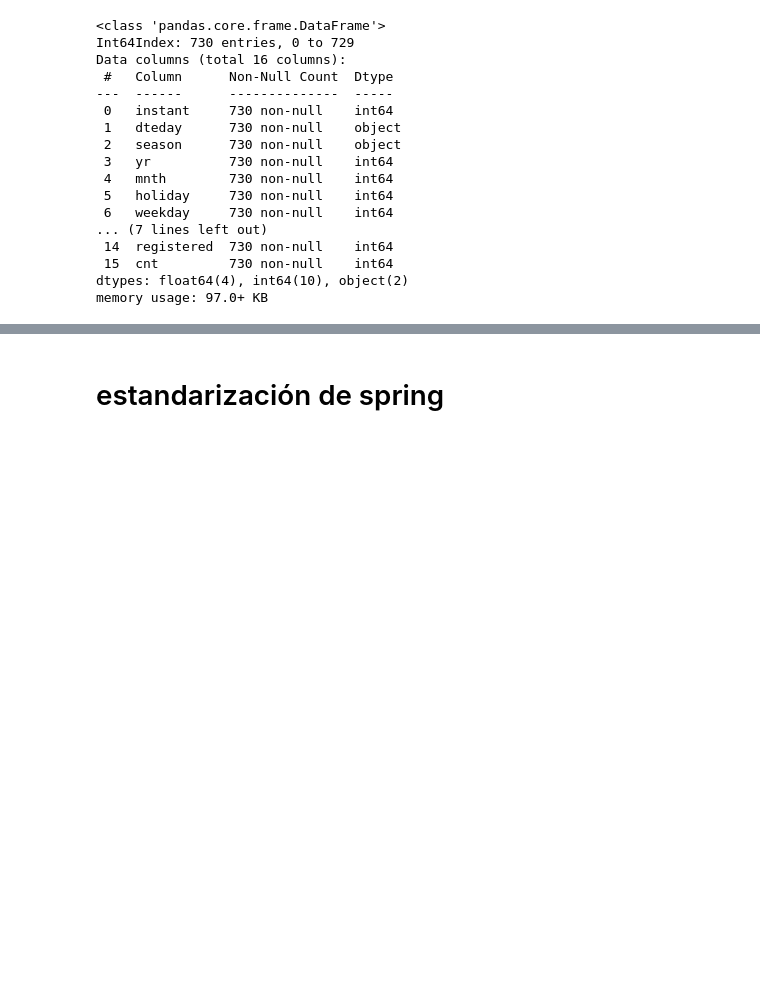
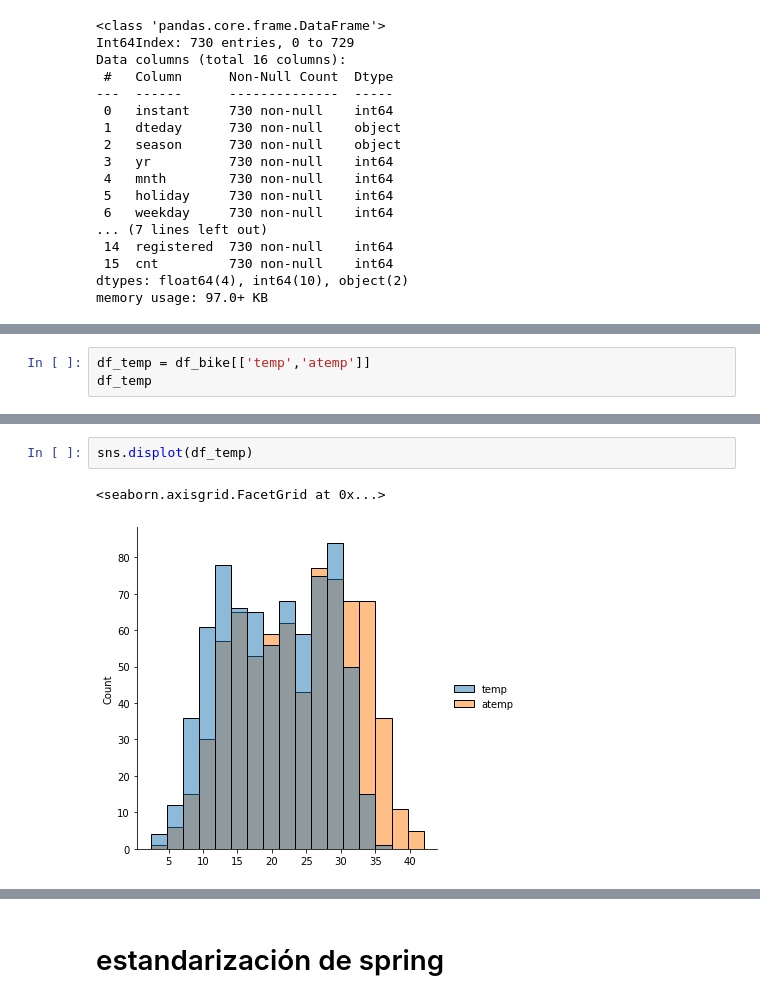
Before and after one commit to Adalab/project-da-promo-A-module-3-team-1, a Jupyter notebook: Proyecto.ipynb, the cells around one changed output, grey strips where cells are left out. Cells and saved outputs as stored; diff of their text form; blank space fills up the shorter version.

```diff
--- a/Proyecto.ipynb
+++ b/Proyecto.ipynb
@@ -107,0 +142,3 @@ memory usage: 97.0+ KB
+# %%
+df_temp = df_bike[['temp','atemp']]
+df_temp
@@ -107,0 +159,5 @@ memory usage: 97.0+ KB
+# %%
+sns.displot(df_temp)
+# %% [output]
+<seaborn.axisgrid.FacetGrid at 0x...>
+[figure, added]
```
Also changed, not shown: parts of 30 cells of this notebook.
